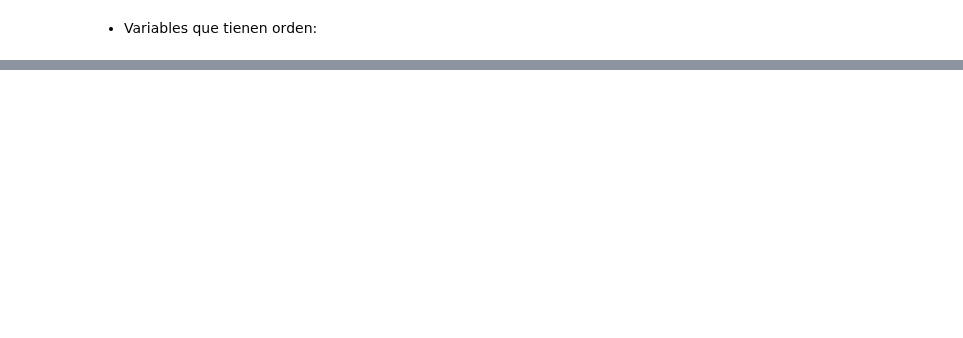
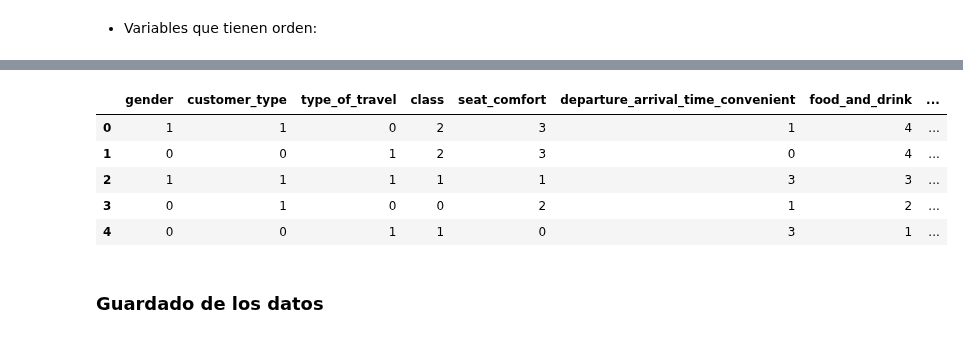
Before and after one commit to Adalab/promo-d-da-modulo3-sprint1-laura-maitane, a Jupyter notebook: regresion-logistica/reg-log-2-procesado.ipynb, the cells around one changed output, grey strips where cells are left out. Saved outputs shown, nothing was run; the diff lists cells and outputs as text; code cells hidden in the pictures; blank space fills up the shorter version.

```diff
--- a/regresion-logistica/reg-log-2-procesado.ipynb
+++ b/regresion-logistica/reg-log-2-procesado.ipynb
@@ -221,0 +205,13 @@ Name: food_and_drink, dtype: int64
+# %%
+# Separamos en X e y y en train y test
+y = df['satisfaction']
+X = df.drop('satisfaction', axis=1)
+
+# Dividimos en sets de entrenamiento y test
+X_train, X_test, y_train, y_test = train_test_split(X, y, train_size=0.7)
+# %%
+# iniciamos el método
+os_us = SMOTETomek()
+
+# ajustamos el modelo
+X_train_res, y_train_res = os_us.fit_resample(X_train, y_train)
@@ -221,0 +234,13 @@ Name: food_and_drink, dtype: int64
+# %%
+# juntamos los datos balanceado en un dataframe
+df_balanceado = pd.concat([X_train_res, y_train_res], axis = 1)
+df_balanceado.head()
+# %% [output]
+|  | gender | customer_type | type_of_travel | class | seat_comfort | departure_arrival_time_convenient | food_and_drink | ... |
+| 0 | 1 | 1 | 0 | 2 | 3 | 1 | 4 | ... |
+| 1 | 0 | 0 | 1 | 2 | 3 | 0 | 4 | ... |
+| 2 | 1 | 1 | 1 | 1 | 1 | 3 | 3 | ... |
+| 3 | 0 | 1 | 0 | 0 | 2 | 1 | 2 | ... |
+| 4 | 0 | 0 | 1 | 1 | 0 | 3 | 1 | ... |
+# %% [markdown]
+### Guardado de los datos
```
Also changed, not shown: parts of 26 cells of this notebook, 2 other files.
